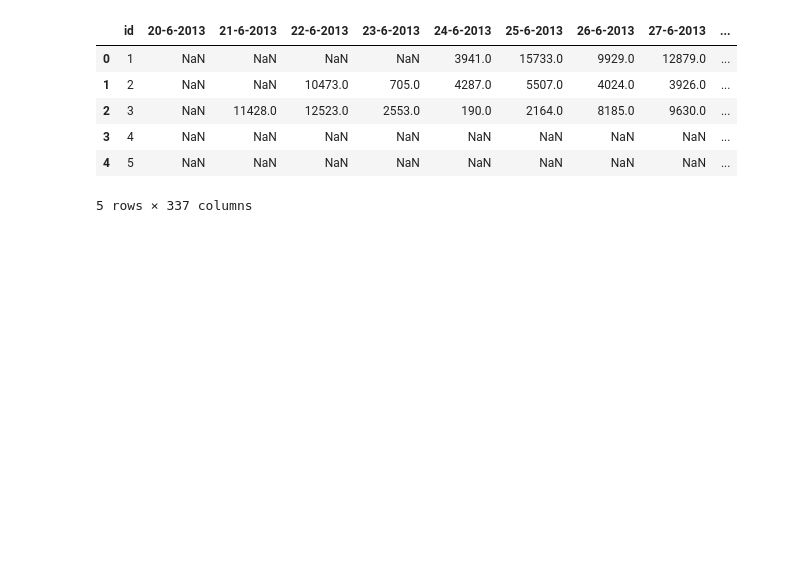
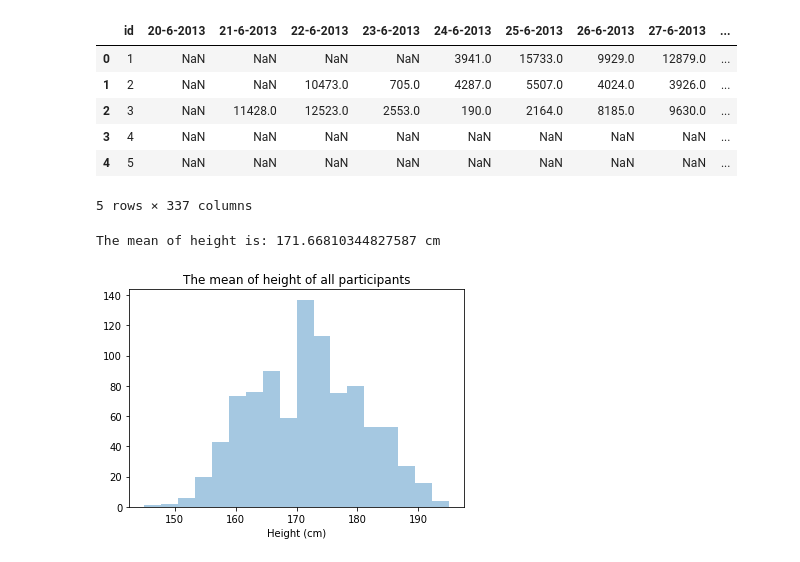
Before and after one commit to talenych/FML, a Jupyter notebook: assignment 1.Alenych.ipynb, the cells around one changed output. Saved outputs shown, nothing was run; the diff lists cells and outputs as text; code cells hidden in the pictures; blank space fills up the shorter version.

```diff
--- a/assignment 1.Alenych.ipynb
+++ b/assignment 1.Alenych.ipynb
@@ -72,3 +73,14 @@ df.head()
 | 3 | 4 | NaN | NaN | NaN | NaN | NaN | NaN | NaN | NaN | ... |
 | 4 | 5 | NaN | NaN | NaN | NaN | NaN | NaN | NaN | NaN | ... |
 5 rows × 337 columns
+# %%
+mean_height = df['height'].mean()
+print(f'The mean of height is: {mean_height} cm')
+df['height'].name = 'Height (cm)' #Labeling the variable for plotting
+file_height = df['height'].dropna() #Selecting the size column. I need to drop the NA's, otherwise Seaborn won't plot
+sns.distplot(file_height, kde=False)
+plt.title('The mean of height of all participants') #creating a title for our plot
+plt.show()
+# %% [output]
+The mean of height is: 171.66810344827587 cm
+[figure, added]
```
Also changed, not shown: parts of 4 cells of this notebook.
